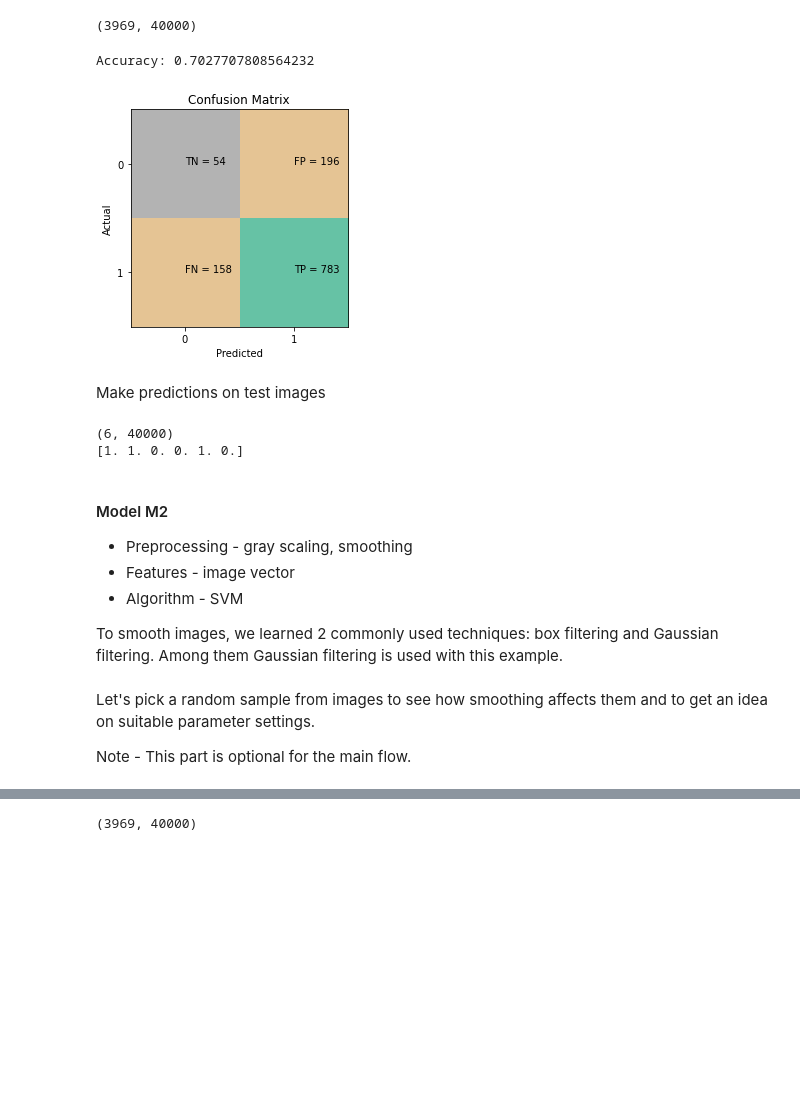
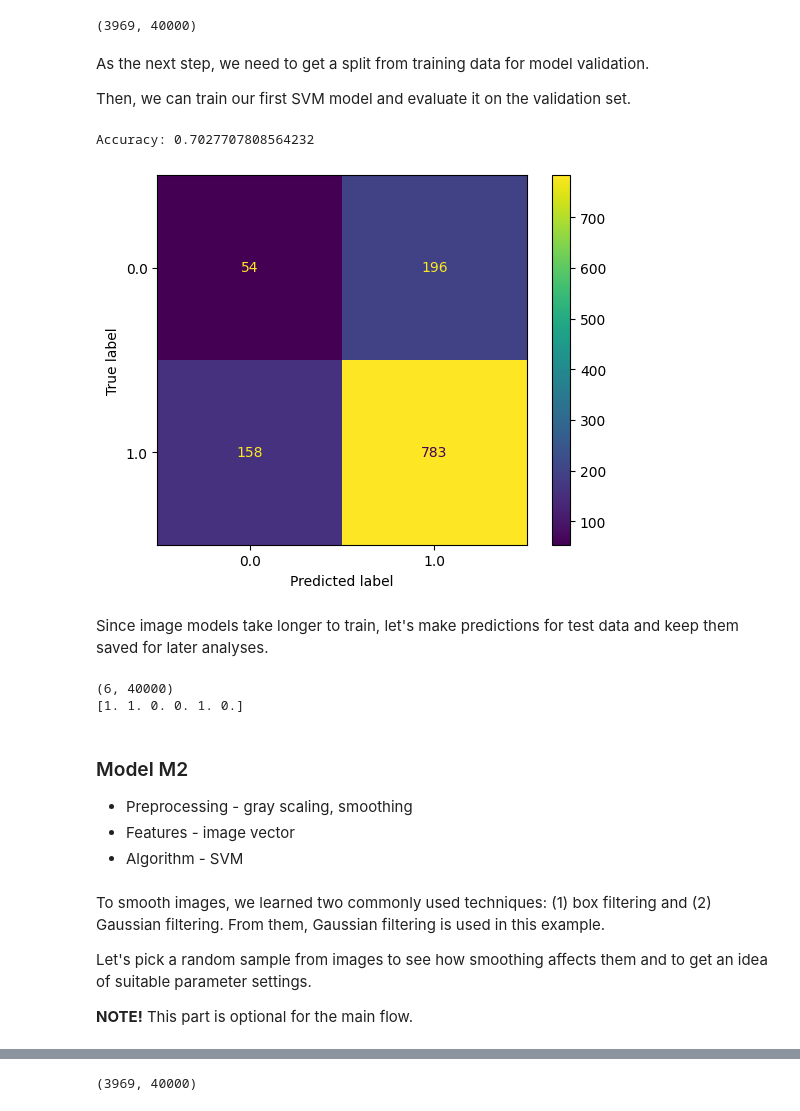
Before and after one commit to HHansi/Applied-AI-Course, a Jupyter notebook: Image Processing/Image_Classification.ipynb, the cells around one changed output, grey strips where cells are left out. Drawn from its saved outputs; the diff is of its cells as text; code cells hidden in the pictures; blank space fills up the shorter version.

```diff
--- a/Image Processing/Image_Classification.ipynb
+++ b/Image Processing/Image_Classification.ipynb
@@ -154 +164,18 @@ def evaluate(actuals, predictions):
+# %%
+# method to calculate evaluation results
+def evaluate(actuals, predictions, class_names):
+  '''
+  actuals: list of actual labels
+  predictions: list of predicted labels
+  class_names: list of classes used for the model/classification task
+  '''
+  # calculate accuracy
+  accuracy = metrics.accuracy_score(actuals, predictions)
+  print(f'Accuracy: {accuracy}')
+
+  # plot confusion matrix
+  confusion_matrix = metrics.confusion_matrix(actuals, predictions, labels=class_names)
+  disp = ConfusionMatrixDisplay(confusion_matrix=confusion_matrix, display_labels=class_names)
+  disp.plot()
+  plt.show()
 # %% [markdown]
@@ -156,7 +185,15 @@ def evaluate(actuals, predictions):
 # %%
-def build_svm_model(X_train, X_val, y_train, y_val):
+# method to train and predict using SVM classifier
+def get_svm_predictions(X_train, X_val, y_train, y_val):
   # build model
   clf = svm.SVC(kernel='linear', random_state=RANDOM_SEED)
   clf.fit(X_train, y_train)
+
+  # Make predictions on test data
+  y_pred = clf.predict(X_val)
+
+  # evalution
+  evaluate(y_val, y_pred, clf.classes_)
+
   return clf
 # %% [markdown]
@@ -168,12 +209,15 @@ def build_svm_model(X_train, X_val, y_train, y_val):
 # %%
 # method to get image features
 def get_features_m1(images):
+  '''
+  images: list of images
+  '''
   features_list = []
   for img in images:
-    # image preprocessing
+    # image preprocessing - gray scaling
     img_grayscaled = cv2.cvtColor(img, cv2.COLOR_BGR2GRAY)
 
-    # vectorise/ feature extraction
+    # image vectorisation/ feature extraction
     features = img_grayscaled.flatten()
 
     features_list.append(features)
@@ -188,6 +232,10 @@ features_train = get_features_m1(train_images)
 print(features_train.shape)
 # %% [output]
 (3969, 40000)
+# %% [markdown]
+As the next step, we need to get a split from training data for model validation.
+
+Then, we can train our first SVM model and evaluate it on the validation set.
 # %%
 # data split for train and validation
 X_train, X_val, y_train, y_val = train_test_split(features_train, df_train['genus'], test_size=0.3, random_state=RANDOM_SEED)
@@ -197,16 +242,11 @@ m1 = build_svm_model(X_train, X_val, y_train, y_val)
-# %%
-# make predictions on validation data
-y_pred = m1.predict(X_val)
-
-# evaluate model
-accuracy, confusion_matrix = evaluate(y_val, y_pred)
-print(f'Accuracy: {accuracy}')
-plot_confusion_matrix(confusion_matrix)
-# %% [output]
-Accuracy: 0.7027707808564232
-[figure, removed]
-# %% [markdown]
-Make predictions on test images
+# %%
+# train model
+m1 = get_svm_predictions(X_train, X_val, y_train, y_val)
+# %% [output]
+Accuracy: 0.7027707808564232
+[figure, added]
+# %% [markdown]
+Since image models take longer to train, let's make predictions for test data and keep them saved for later analyses.
 # %%
 # feature extraction - test data
 features_test = get_features_m1(test_images)
@@ -219,17 +259,17 @@ print(predictions)
 (6, 40000)
 [1. 1. 0. 0. 1. 0.]
 # %% [markdown]
-#### Model M2
+### Model M2
 
 - Preprocessing - gray scaling, smoothing <br>
 - Features - image vector<br>
 - Algorithm - SVM <br>
-
-To smooth images, we learned 2 commonly used techniques: box filtering and Gaussian filtering. Among them Gaussian filtering is used with this example.
 # %% [markdown]
-Let's pick a random sample from images to see how smoothing affects them and to get an idea on suitable parameter settings.
+To smooth images, we learned two commonly used techniques: (1) box filtering and (2) Gaussian filtering. From them, Gaussian filtering is used in this example.
 
-Note - This part is optional for the main flow.
+Let's pick a random sample from images to see how smoothing affects them and to get an idea of suitable parameter settings.
+
+**NOTE!** This part is optional for the main flow.
 # %%
 seed(RANDOM_SEED)
 sample_images = []
```
Also changed, not shown: parts of 48 cells of this notebook.
